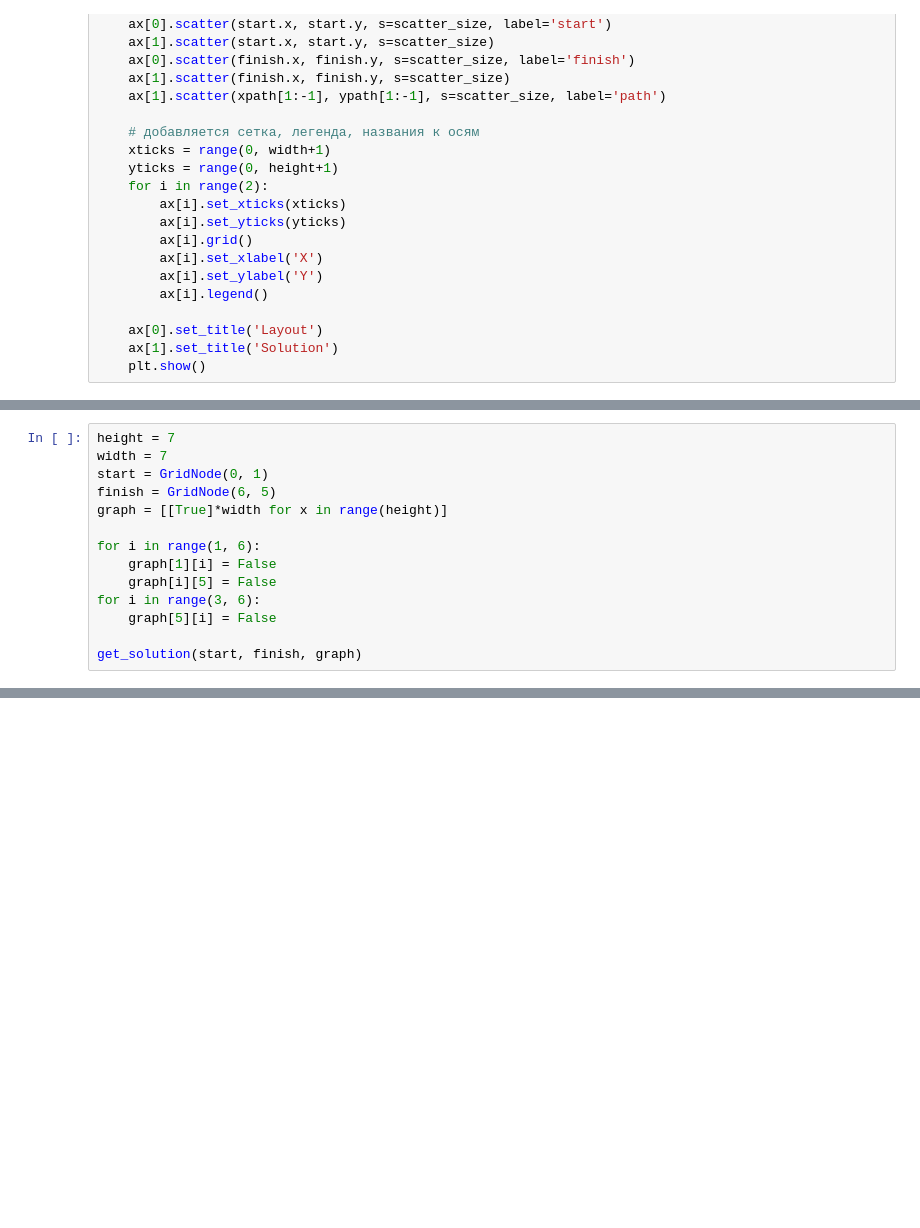
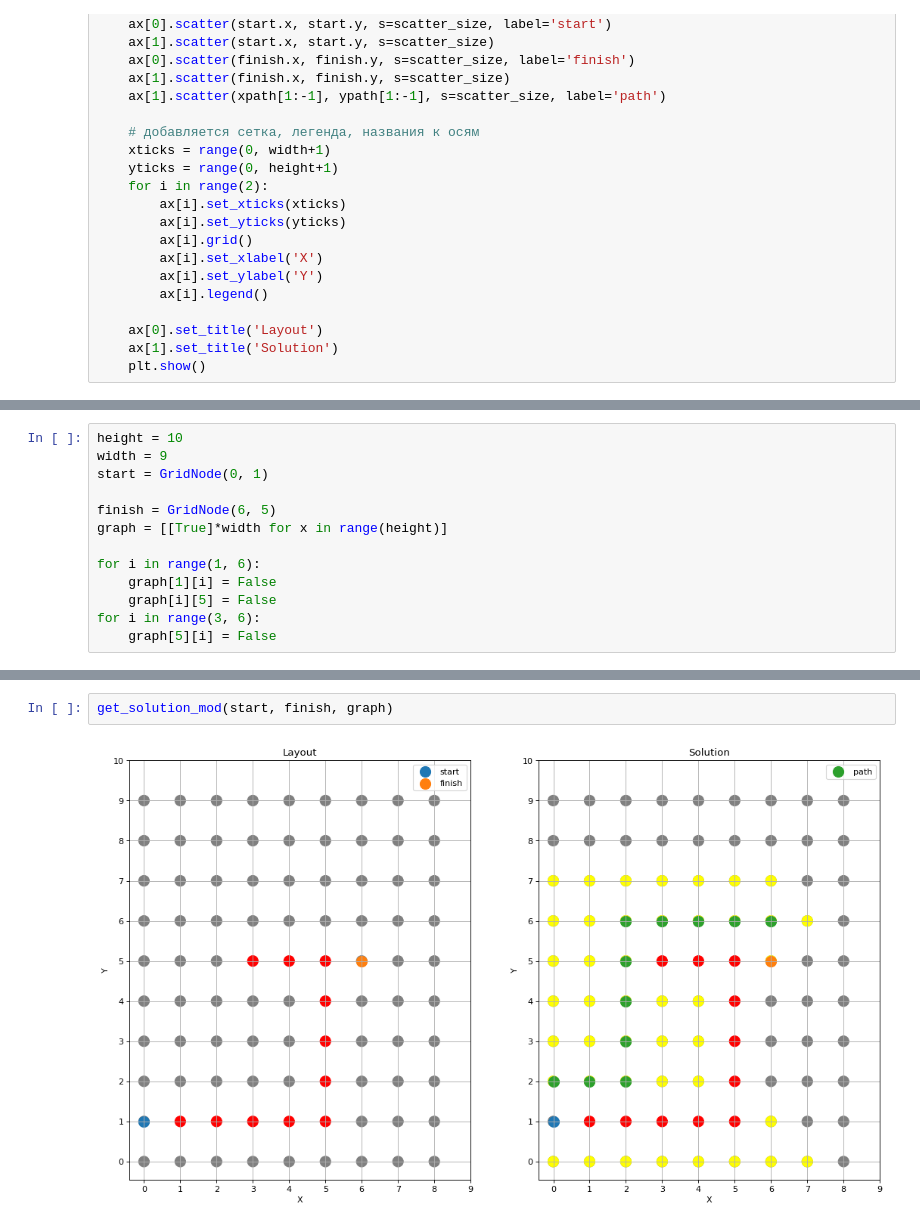
Before and after one commit to MoxDevl/a-star-thesis, a Jupyter notebook: visuals.ipynb, the cells around one changed output, grey strips where cells are left out. Saved outputs shown, nothing was run; the diff lists cells and outputs as text; blank space fills up the shorter version.

Commit message:
Modified visuals

```diff
--- a/visuals.ipynb
+++ b/visuals.ipynb
@@ -52,7 +100,8 @@ def get_solution(start, finish, graph):
 # %%
-height = 7
-width = 7
+height = 10
+width = 9
 start = GridNode(0, 1)
+
 finish = GridNode(6, 5)
 graph = [[True]*width for x in range(height)]
 
@@ -61,5 +110,3 @@ for i in range(1, 6):
     graph[i][5] = False
 for i in range(3, 6):
     graph[5][i] = False
-
-get_solution(start, finish, graph)
@@ -67,0 +117,4 @@ get_solution(start, finish, graph)
+# %%
+get_solution_mod(start, finish, graph)
+# %% [output]
+[figure, added]
```
Also changed, not shown: parts of 4 cells of this notebook, 1 other file.
